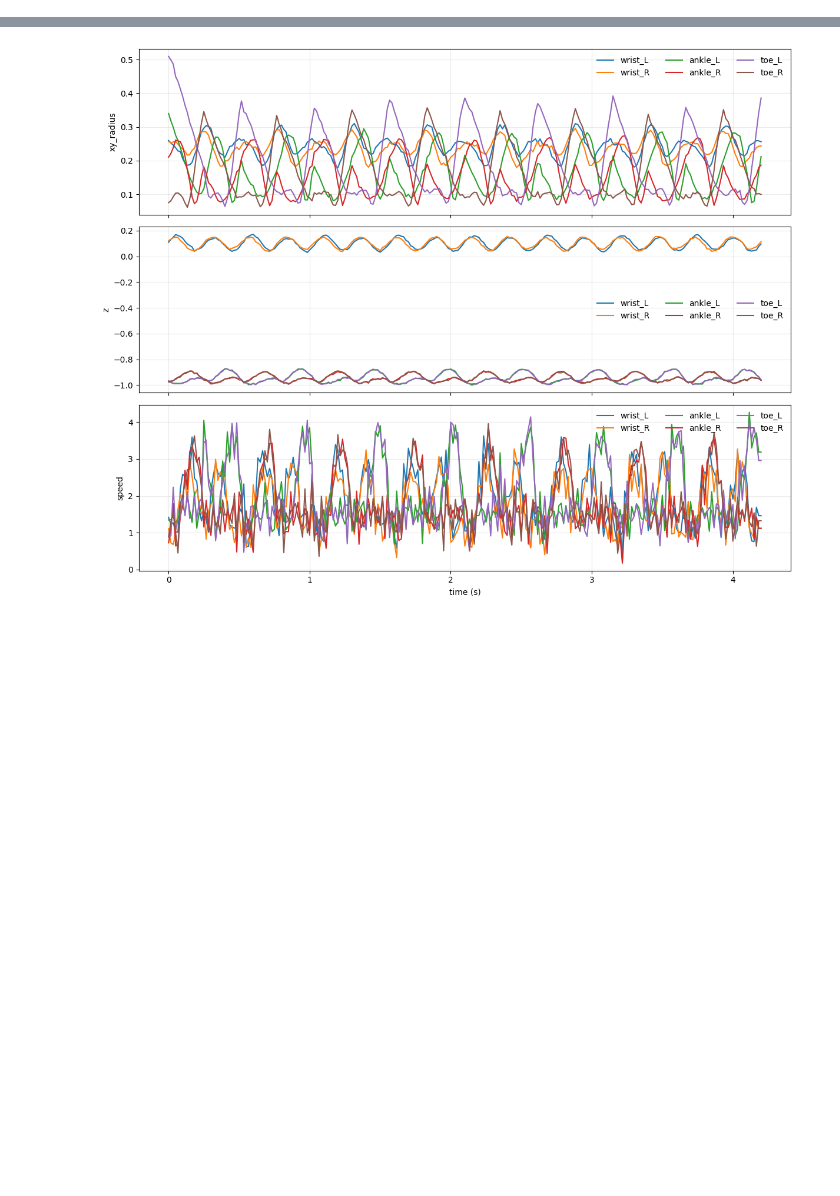
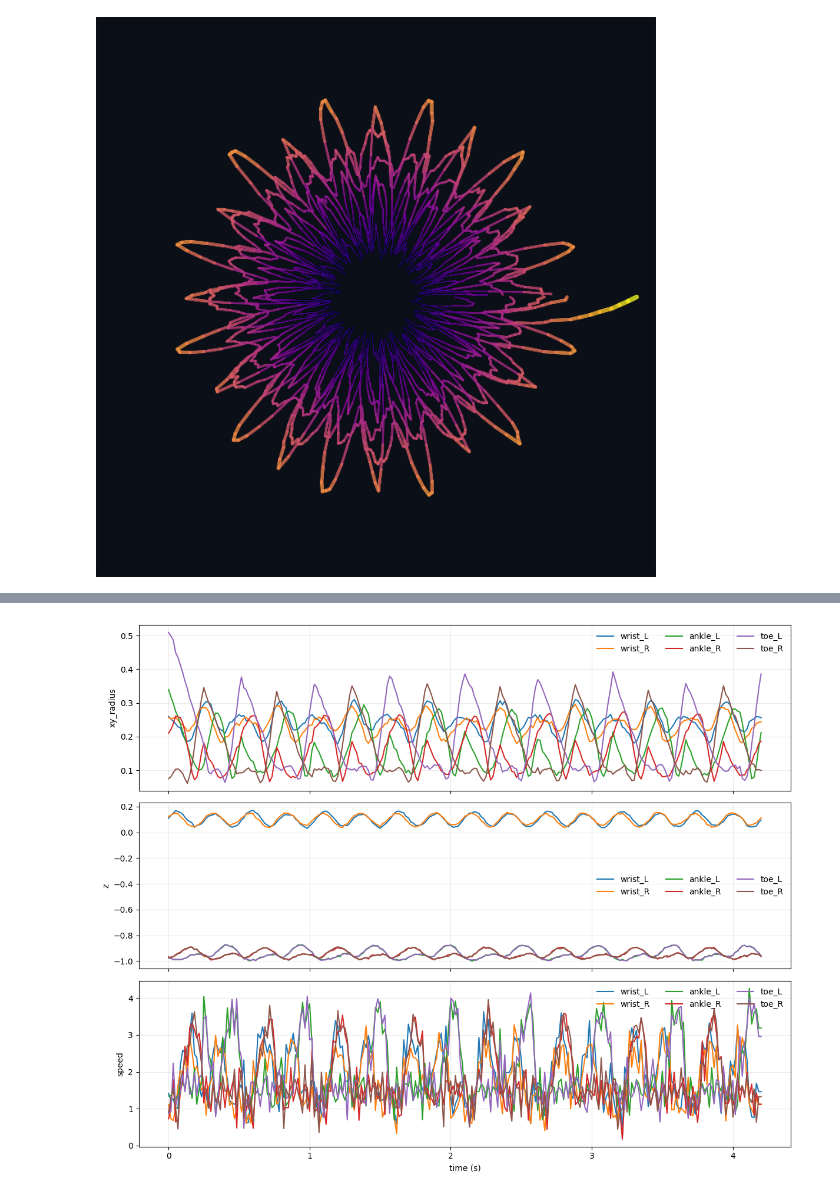
Before and after one commit to DongbaekDreams/Computer-Vision, a Jupyter notebook: project_output_test.ipynb, the cells around one changed output, grey strips where cells are left out. Drawn from its saved outputs; the diff is of its cells as text; code cells hidden in the pictures; blank space fills up the shorter version.

```diff
--- a/project_output_test.ipynb
+++ b/project_output_test.ipynb
@@ -679,3 +507,59 @@ plt.show()
+# %%
+
+# ---------- CALL IT (uses your existing joints_xyz) ----------
+fig, ax = motion_as_flower(
+    joints_xyz={
+        "wrist_L": joints_xyz["wrist_L"],
+        "wrist_R": joints_xyz["wrist_R"],
+        "ankle_L": joints_xyz["ankle_L"],
+        "ankle_R": joints_xyz["ankle_R"],
+        "toe_L": joints_xyz["toe_L"],
+        "toe_R": joints_xyz["toe_R"],
+    },
+    center_xyz=joints_xyz["pelvis"],
+    dt=1/60,
+    cmap_name="plasma",
+    linewidth_range=(0.6, 5.2),
+    alpha=0.78,
+    theta_direction=-1,
+)
+
+# ---------- YOUR STYLING ----------
+xlim0, ylim0 = ax.get_xlim(), ax.get_ylim()
+
+bg = "#0b0f17"
+fig.set_size_inches(8.5, 8.5)
+fig.set_dpi(160)
+fig.patch.set_facecolor(bg)
+ax.set_facecolor(bg)
+ax.set_aspect("equal", adjustable="box")
+
+ax.set_xticks([]); ax.set_yticks([])
+for s in ax.spines.values():
+    s.set_visible(False)
+
+for artist in ax.get_children():
+    if hasattr(artist, "set_antialiased"):
+        artist.set_antialiased(True)
+    if hasattr(artist, "set_capstyle"):
+        artist.set_capstyle("round")
+    if hasattr(artist, "set_joinstyle"):
+        artist.set_joinstyle("round")
+    if hasattr(artist, "set_path_effects"):
+        artist.set_path_effects([
+            pe.Stroke(linewidth=2.0, foreground=(0, 0, 0, 0.30)),
+            pe.Normal(),
+        ])
+    if hasattr(artist, "set_clip_on"):
+        artist.set_clip_on(False)
+
+ax.set_xlim(xlim0)
+ax.set_ylim(ylim0)
+
+fig.tight_layout(pad=0.6)
+plt.show()
+# %% [output]
+[figure, added]
 # %%
 import matplotlib.patheffects as pe
 
```
Also changed, not shown: parts of 4 cells of this notebook, 5 other files.
